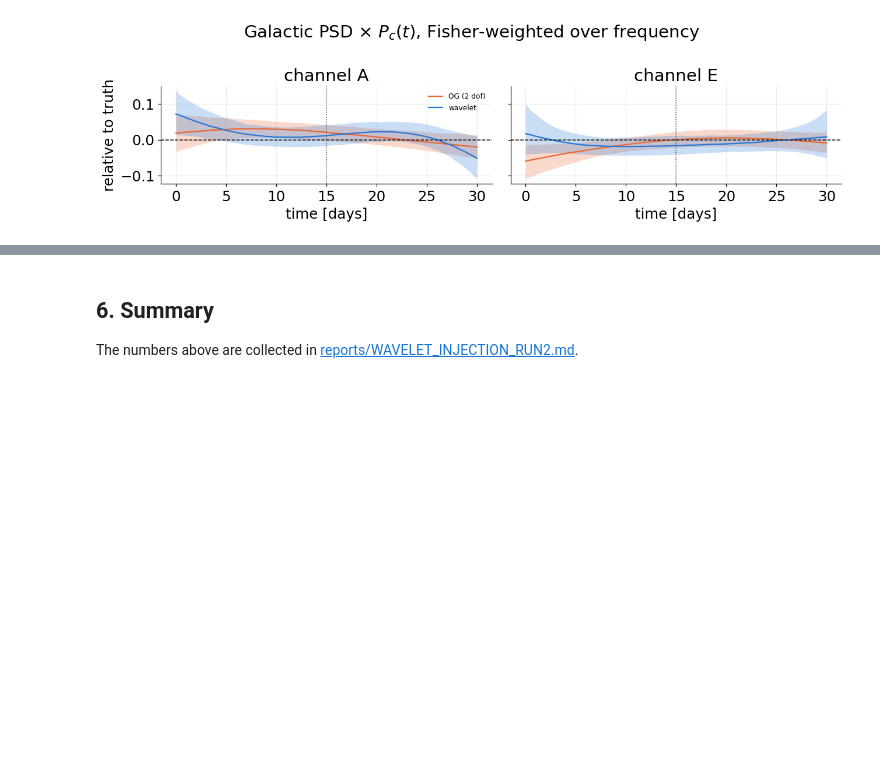
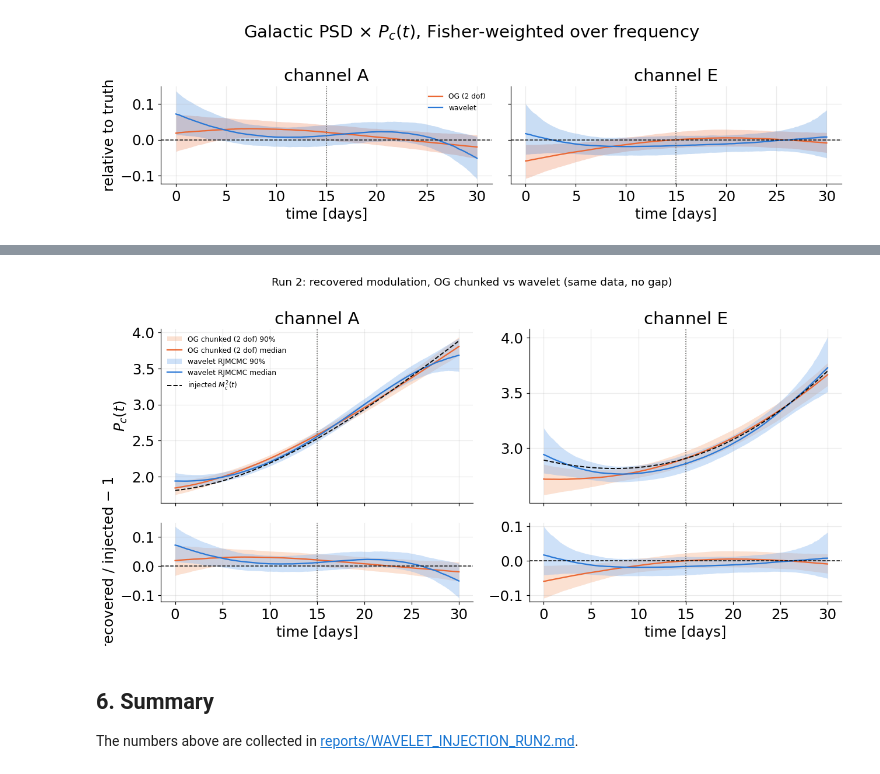
Before and after one commit to shrikrishnaanand/bahamas_ska, a Jupyter notebook: data/wavelet_injection/run2_sky_vs_og.ipynb, the cells around one changed output, grey strips where cells are left out. Cells and saved outputs as stored; diff of their text form; code cells hidden in the pictures; blank space fills up the shorter version.

```diff
--- a/data/wavelet_injection/run2_sky_vs_og.ipynb
+++ b/data/wavelet_injection/run2_sky_vs_og.ipynb
@@ -467,3 +473,28 @@ E:
+# %%
+fig, axes = plt.subplots(2, 2, figsize=(12, 6), sharex=True, gridspec_kw={'height_ratios': [2.2, 1]})
+for i, c in enumerate(CH):
+    ax, axr = axes[:, i]
+    for name, cl, cd, lab in [('OG (2 dof)', C_OG_L, C_OG, 'OG chunked (2 dof)'), ('wavelet', C_WAV_L, C_WAV, 'wavelet RJMCMC')]:
+        q = np.percentile(full[name][:, i], [5, 25, 50, 75, 95], axis=0)          # on the M_c^2 scale
+        ax.fill_between(td, q[0], q[4], color=cl, alpha=0.4, lw=0, label=f'{lab} 90%')
+        ax.plot(td, q[2], color=cd, label=f'{lab} median')
+        rq = np.percentile(full[name][:, i] / P_true[i], [5, 50, 95], axis=0)
+        axr.fill_between(td, rq[0] - 1, rq[2] - 1, color=cl, alpha=0.4, lw=0)
+        axr.plot(td, rq[1] - 1, color=cd)
+    ax.plot(td, P_true[i], color=C_TRUTH, ls='--', lw=1.3, label=r'injected $M_c^2(t)$')
+    axr.axhline(0, color=C_TRUTH, ls='--', lw=1)
+    for a in (ax, axr):
+        a.axvline(T_CHUNK / DAY, color=C_MUTED, ls=':', lw=1)
+    ax.set_title(f'channel {c}')
+    axr.set_xlabel('time [days]')
+axes[0, 0].set_ylabel(r'$P_c(t)$')
+axes[1, 0].set_ylabel('recovered / injected − 1')
+axes[0, 0].legend(fontsize=8, loc='upper left')
+fig.suptitle('Run 2: recovered modulation, OG chunked vs wavelet (same data, no gap)', fontsize=12)
+fig.tight_layout()
+fig.savefig(OUT / 'modulation_recovered_og_vs_wavelet.png', dpi=150)
+# %% [output]
+[figure, added]
 # %% [markdown]
 ## 6. Summary
 
```
Also changed, not shown: parts of 3 cells of this notebook, 35 other files.
